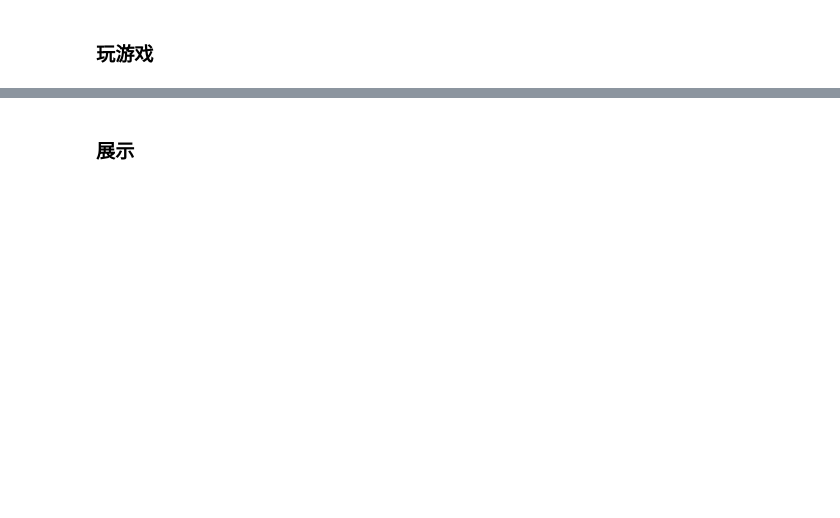
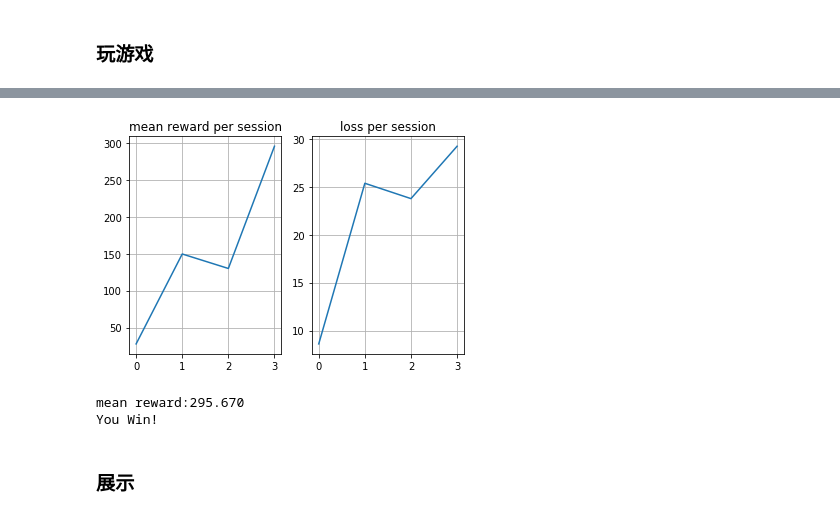
Before and after one commit to 450586509/reinforcement-learning-practice, a Jupyter notebook: 06_policy_based.ipynb, the cells around one changed output, grey strips where cells are left out. Cells and saved outputs as stored; diff of their text form; code cells hidden in the pictures; blank space fills up the shorter version.

```diff
--- a/06_policy_based.ipynb
+++ b/06_policy_based.ipynb
@@ -185,3 +254,36 @@ for i in range(100):
+# %%
+from IPython.display import clear_output
+total_rewards = []
+total_loss = []
+for i in range(100):
+
+    rewards_loss = [generate_session(sess) for _ in range(100)]  # generate new sessions
+    print("mean reward:%.3f" % (np.mean(rewards)))
+    rewards = [i[0] for i in rewards_loss]
+    losses = [i[1] for i in rewards_loss]
+    average_reward = np.mean(rewards)
+    average_loss = np.mean(losses)
+
+    total_rewards.append(average_reward)
+    total_loss.append(average_loss)
+    clear_output(True)
+    plt.subplot(1, 2, 1)
+    plt.title("mean reward per session")
+    plt.plot(total_rewards)
+    plt.grid()
+    plt.subplot(1, 2, 2)
+    plt.title("loss per session")
+    plt.plot(total_loss)
+    plt.grid()
+    plt.show()
+
+    if average_reward > 300:
+        print("You Win!")
+        break
+# %% [output]
+[figure, added]
+mean reward:295.670
+You Win!
 # %% [markdown]
 ### 展示
 # %%
```
Also changed, not shown: parts of 12 cells of this notebook.
